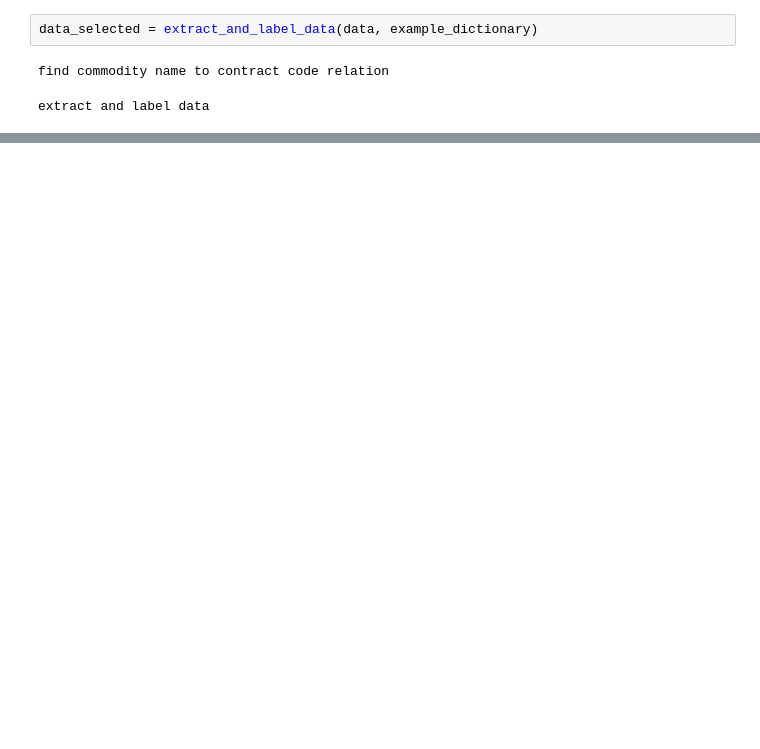
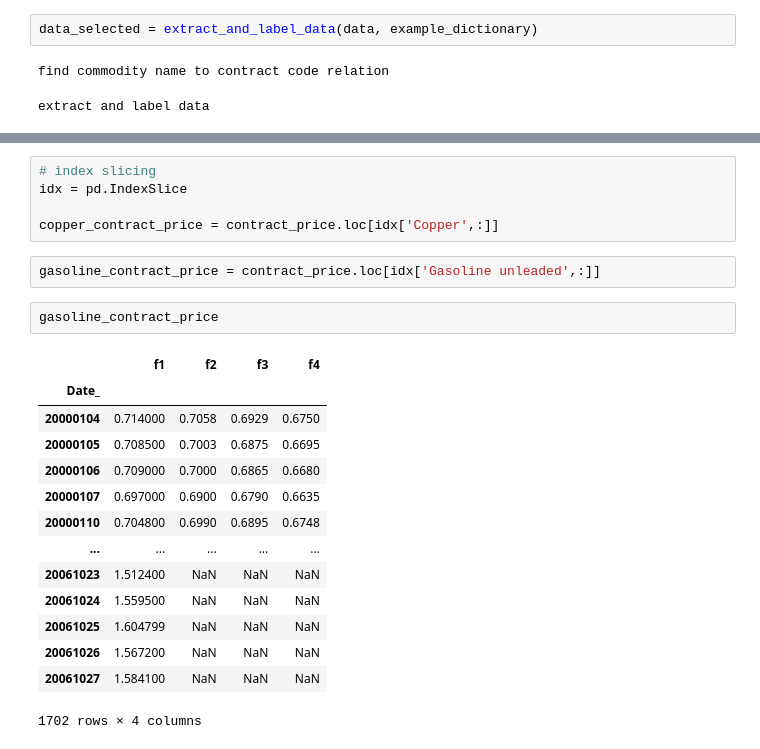
Before and after one commit to quantnoob/TSA_trading_strategy, a Jupyter notebook: data_processing.ipynb, the cells around one changed output, grey strips where cells are left out. Saved outputs shown, nothing was run; the diff lists cells and outputs as text; blank space fills up the shorter version.

```diff
--- a/data_processing.ipynb
+++ b/data_processing.ipynb
@@ -150,0 +227,24 @@ copper.sort_values(['Date_','LastTrdDate']).head(100)
+# %%
+# index slicing
+idx = pd.IndexSlice
+
+copper_contract_price = contract_price.loc[idx['Copper',:]]
+# %%
+gasoline_contract_price = contract_price.loc[idx['Gasoline unleaded',:]]
+# %%
+gasoline_contract_price
+# %% [output]
+|  | f1 | f2 | f3 | f4 |
+| Date_ |  |  |  |  |
+| 20000104 | 0.714000 | 0.7058 | 0.6929 | 0.6750 |
+| 20000105 | 0.708500 | 0.7003 | 0.6875 | 0.6695 |
+| 20000106 | 0.709000 | 0.7000 | 0.6865 | 0.6680 |
+| 20000107 | 0.697000 | 0.6900 | 0.6790 | 0.6635 |
+| 20000110 | 0.704800 | 0.6990 | 0.6895 | 0.6748 |
+| ... | ... | ... | ... | ... |
+| 20061023 | 1.512400 | NaN | NaN | NaN |
+| 20061024 | 1.559500 | NaN | NaN | NaN |
+| 20061025 | 1.604799 | NaN | NaN | NaN |
+| 20061026 | 1.567200 | NaN | NaN | NaN |
+| 20061027 | 1.584100 | NaN | NaN | NaN |
+1702 rows × 4 columns
```
Also changed, not shown: parts of 13 cells of this notebook.
